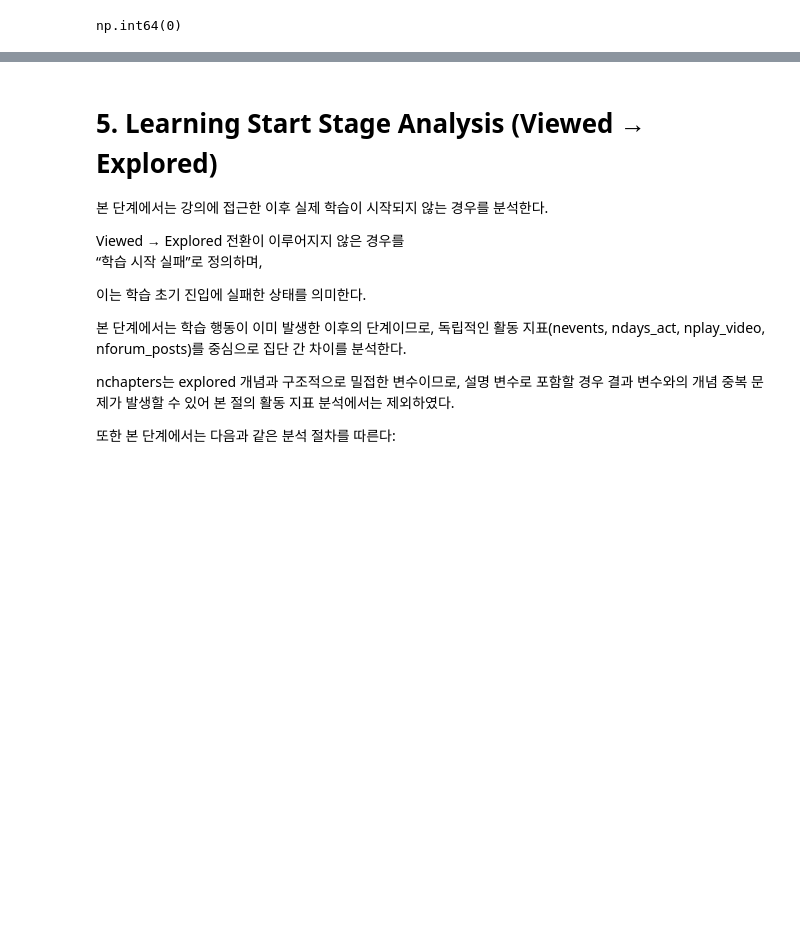
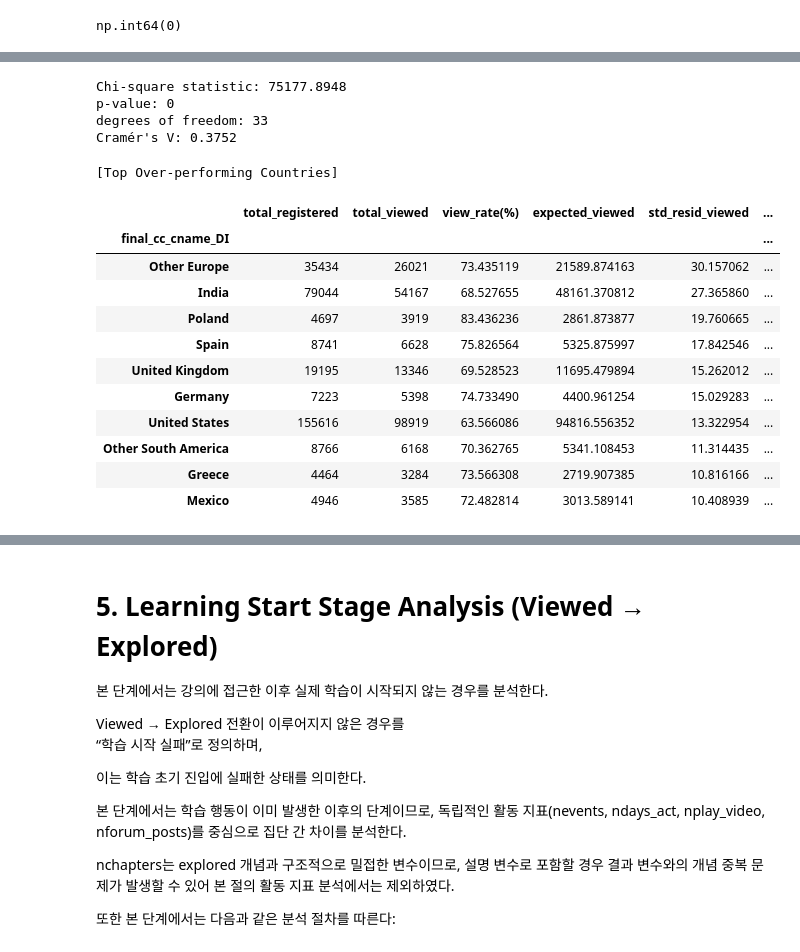
Before and after one commit to Ojirokim/data-analysis-practical-project, a Jupyter notebook: 김규열/퍼널_임계값분석.ipynb, the cells around one changed output, grey strips where cells are left out. Drawn from its saved outputs; the diff is of its cells as text; code cells hidden in the pictures; blank space fills up the shorter version.

```diff
--- a/김규열/퍼널_임계값분석.ipynb
+++ b/김규열/퍼널_임계값분석.ipynb
@@ -368,0 +375,23 @@ Access Stage에서는 대부분의 인구통계 변수들이
+# %%
+# Contingency table: country x viewed
+ct = pd.crosstab(df["final_cc_cname_DI"], df["viewed"])
+
+# Chi-square test
+chi2, p, dof, expected = chi2_contingency(ct)
+
+print(f"Chi-square statistic: {chi2:.4f}")
+print(f"p-value: {p:.6g}")
+print(f"degrees of freedom: {dof}")
+
+n = ct.sum().sum()
+
+r, k = ct.shape
+
+cramers_v = np.sqrt(chi2 / (n * (min(r - 1, k - 1))))
+
+print(f"Cramér's V: {cramers_v:.4f}")
+# %% [output]
+Chi-square statistic: 75177.8948
+p-value: 0
+degrees of freedom: 33
+Cramér's V: 0.3752
@@ -368,0 +423,18 @@ Access Stage에서는 대부분의 인구통계 변수들이
+# %%
+# 결과 확인
+print("\n[Top Over-performing Countries]")
+display(summary.head(10))
+# %% [output]
+[Top Over-performing Countries]
+|  | total_registered | total_viewed | view_rate(%) | expected_viewed | std_resid_viewed | ... |
+| final_cc_cname_DI |  |  |  |  |  | ... |
+| Other Europe | 35434 | 26021 | 73.435119 | 21589.874163 | 30.157062 | ... |
+| India | 79044 | 54167 | 68.527655 | 48161.370812 | 27.365860 | ... |
+| Poland | 4697 | 3919 | 83.436236 | 2861.873877 | 19.760665 | ... |
+| Spain | 8741 | 6628 | 75.826564 | 5325.875997 | 17.842546 | ... |
+| United Kingdom | 19195 | 13346 | 69.528523 | 11695.479894 | 15.262012 | ... |
+| Germany | 7223 | 5398 | 74.733490 | 4400.961254 | 15.029283 | ... |
+| United States | 155616 | 98919 | 63.566086 | 94816.556352 | 13.322954 | ... |
+| Other South America | 8766 | 6168 | 70.362765 | 5341.108453 | 11.314435 | ... |
+| Greece | 4464 | 3284 | 73.566308 | 2719.907385 | 10.816166 | ... |
+| Mexico | 4946 | 3585 | 72.482814 | 3013.589141 | 10.408939 | ... |
```
Also changed, not shown: parts of 24 cells of this notebook.
